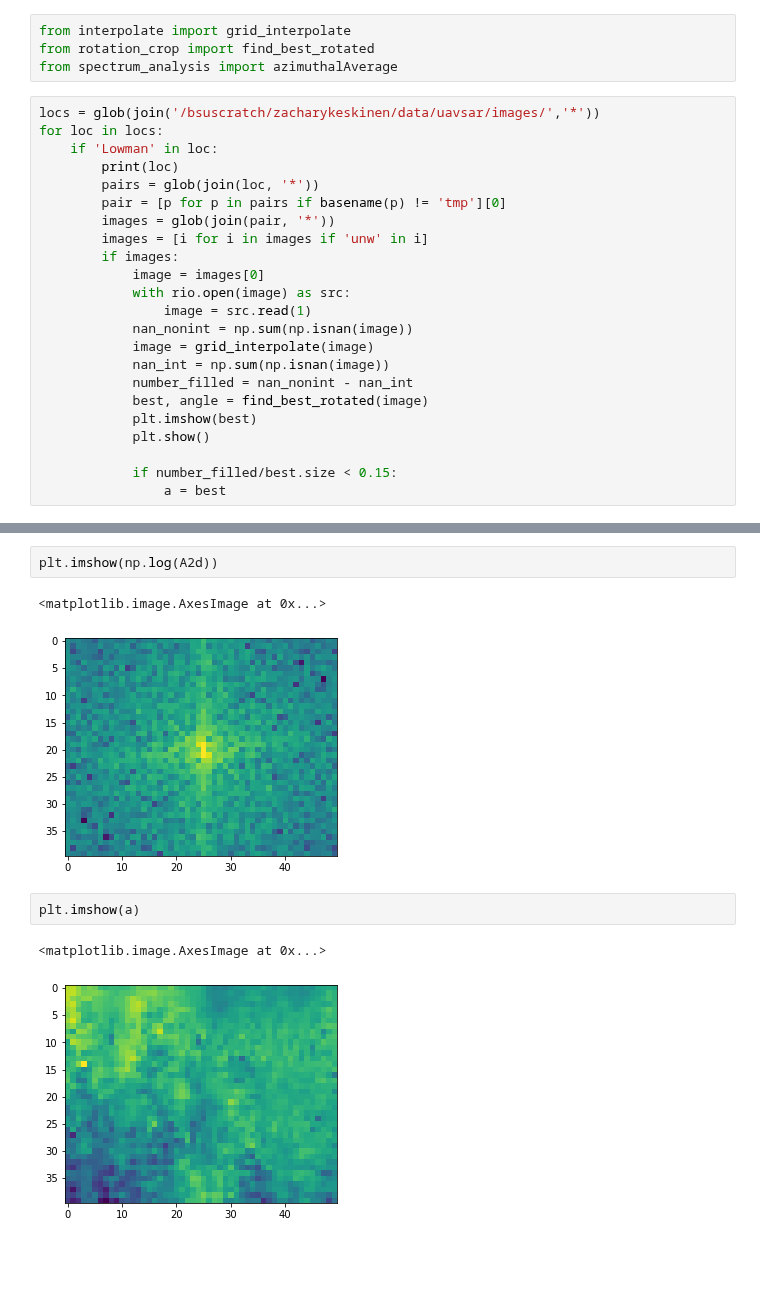
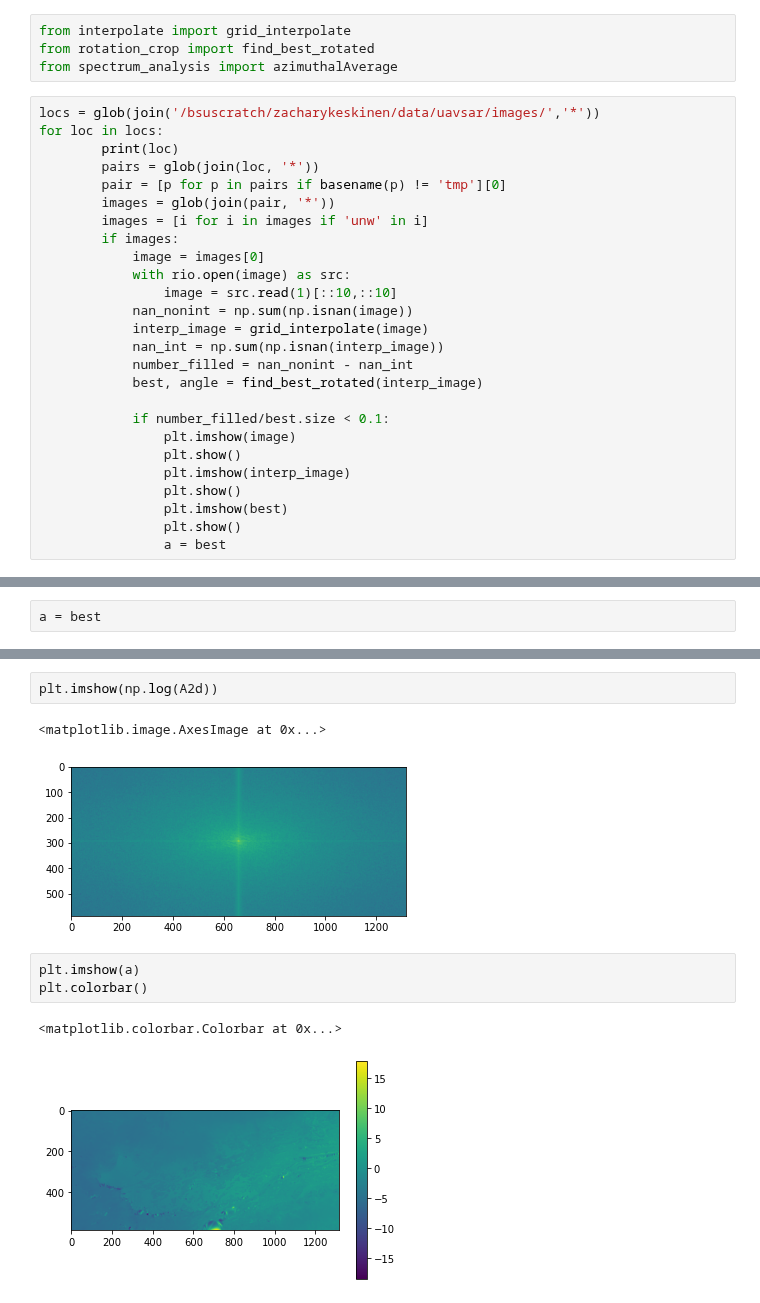
Before and after one commit to ZachHoppinen/uavsar, a Jupyter notebook: src/play/fft2.ipynb, the cells around one changed output, grey strips where cells are left out. Drawn from its saved outputs; the diff is of its cells as text; blank space fills up the shorter version.

```diff
--- a/src/play/fft2.ipynb
+++ b/src/play/fft2.ipynb
@@ -17,7 +17,6 @@ from spectrum_analysis import azimuthalAverage
 # %%
 locs = glob(join('/bsuscratch/zacharykeskinen/data/uavsar/images/','*'))
 for loc in locs:
-    if 'Lowman' in loc:
         print(loc)
         pairs = glob(join(loc, '*'))
         pair = [p for p in pairs if basename(p) != 'tmp'][0]
@@ -26,15 +25,19 @@ for loc in locs:
         if images:
             image = images[0]
             with rio.open(image) as src:
-                image = src.read(1)
+                image = src.read(1)[::10,::10]
             nan_nonint = np.sum(np.isnan(image))
-            image = grid_interpolate(image)
-            nan_int = np.sum(np.isnan(image))
+            interp_image = grid_interpolate(image)
+            nan_int = np.sum(np.isnan(interp_image))
             number_filled = nan_nonint - nan_int
-            best, angle = find_best_rotated(image)
-            plt.imshow(best)
-            plt.show()
+            best, angle = find_best_rotated(interp_image)
 
-            if number_filled/best.size < 0.15:
+            if number_filled/best.size < 0.1:
+                plt.imshow(image)
+                plt.show()
+                plt.imshow(interp_image)
+                plt.show()
+                plt.imshow(best)
+                plt.show()
                 a = best
 # %% [output]
@@ -98,3 +72,5 @@ def azimuthalAverage(image, center=None):
+# %%
+a = best
 # %%
 A2d = np.fft.fftshift(np.abs(np.fft.fft2(a))**2)
 A1d = azimuthalAverage(A2d)
@@ -114,9 +90,10 @@ Text(0.5, 0, 'Cycles per Km')
 plt.imshow(np.log(A2d))
 # %% [output]
 <matplotlib.image.AxesImage at 0x...>
-[figure, old version]
+[figure, new version]
 # %%
 plt.imshow(a)
+plt.colorbar()
 # %% [output]
-<matplotlib.image.AxesImage at 0x...>
+<matplotlib.colorbar.Colorbar at 0x...>
-[figure, old version]
+[figure, new version]
```
Also changed, not shown: parts of 7 cells of this notebook.
